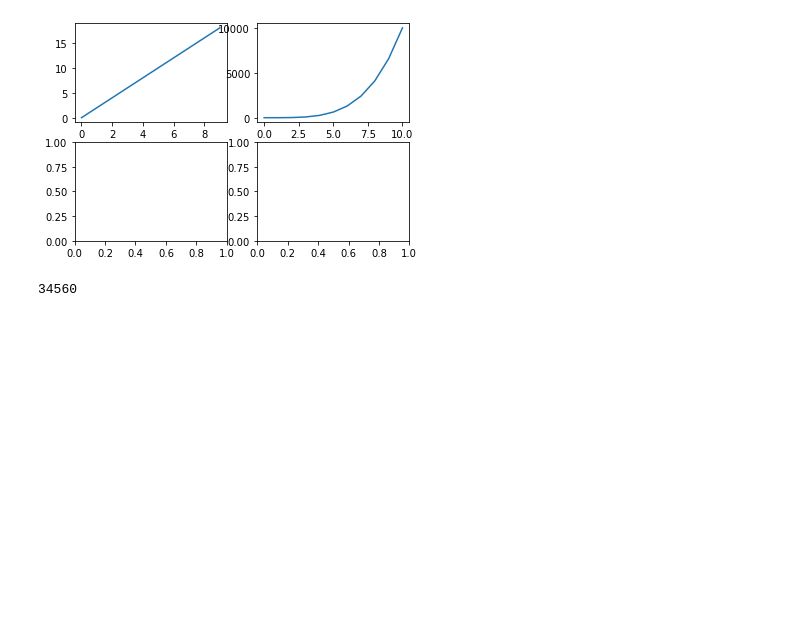
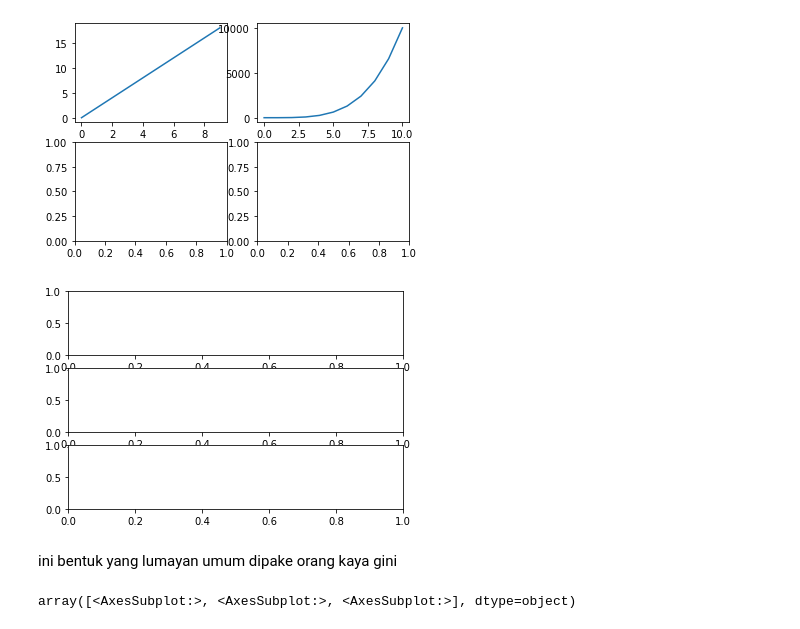
Before and after one commit to calvinlinardy/My-Python-Learning, a Jupyter notebook: Jupyter Notebook/Udemy Study/Machine Learning/Matplotlib/Matplotlib SubPlots.ipynb, the cells around one changed output. Drawn from its saved outputs; the diff is of its cells as text; code cells hidden in the pictures; blank space fills up the shorter version.

```diff
--- a/Jupyter Notebook/Udemy Study/Machine Learning/Matplotlib/Matplotlib SubPlots.ipynb
+++ b/Jupyter Notebook/Udemy Study/Machine Learning/Matplotlib/Matplotlib SubPlots.ipynb
@@ -103,7 +103,15 @@ axes[0][0].plot(x,y)
 axes[0][1].plot(a,b);
 # %% [output]
 [figure]
-# %%
-15 * 3**2 * (-4)**4
-# %% [output]
-34560
+# %%
+# skrg kita coba ubah jadi 3x1
+fig,axes = plt.subplots(nrows=3,ncols=1)
+# %% [output]
+[figure, added]
+# %% [markdown]
+ini bentuk yang lumayan umum dipake orang kaya gini
+# %%
+# axes nya jadi 1 dmensional lagi soalnya 3x1
+axes
+# %% [output]
+array([<AxesSubplot:>, <AxesSubplot:>, <AxesSubplot:>], dtype=object)
```
Also changed, not shown: parts of 13 cells of this notebook, 2 other files.
